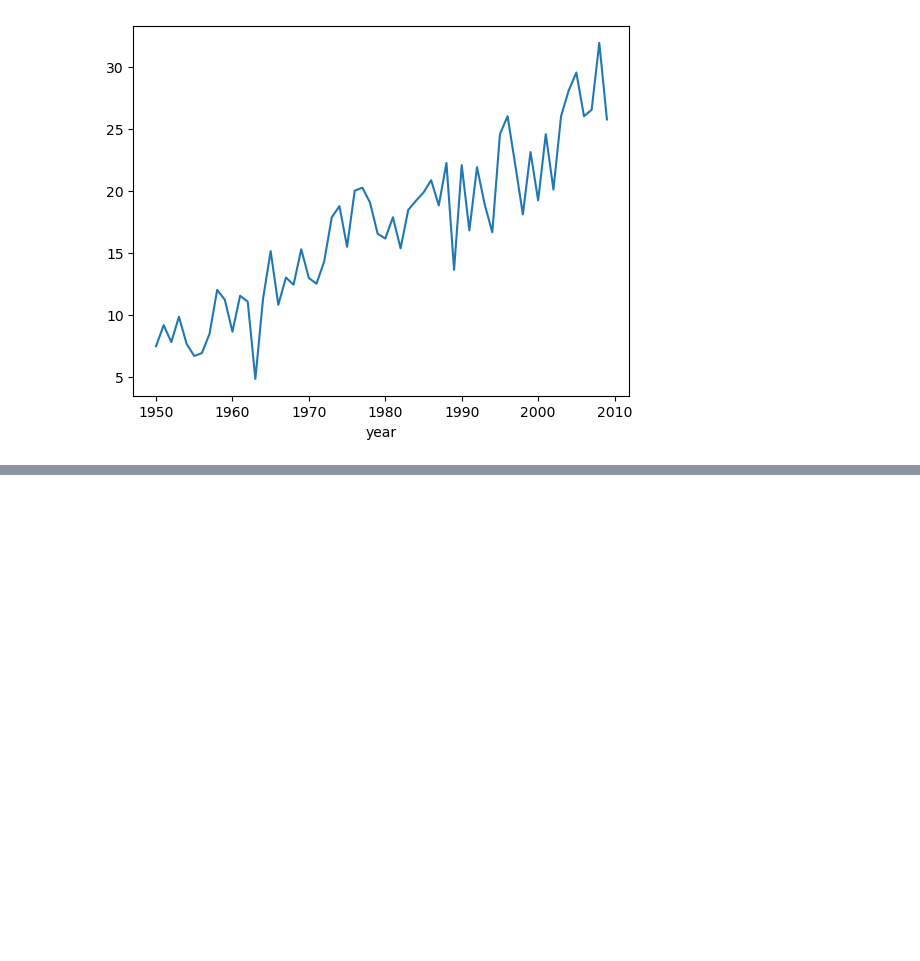
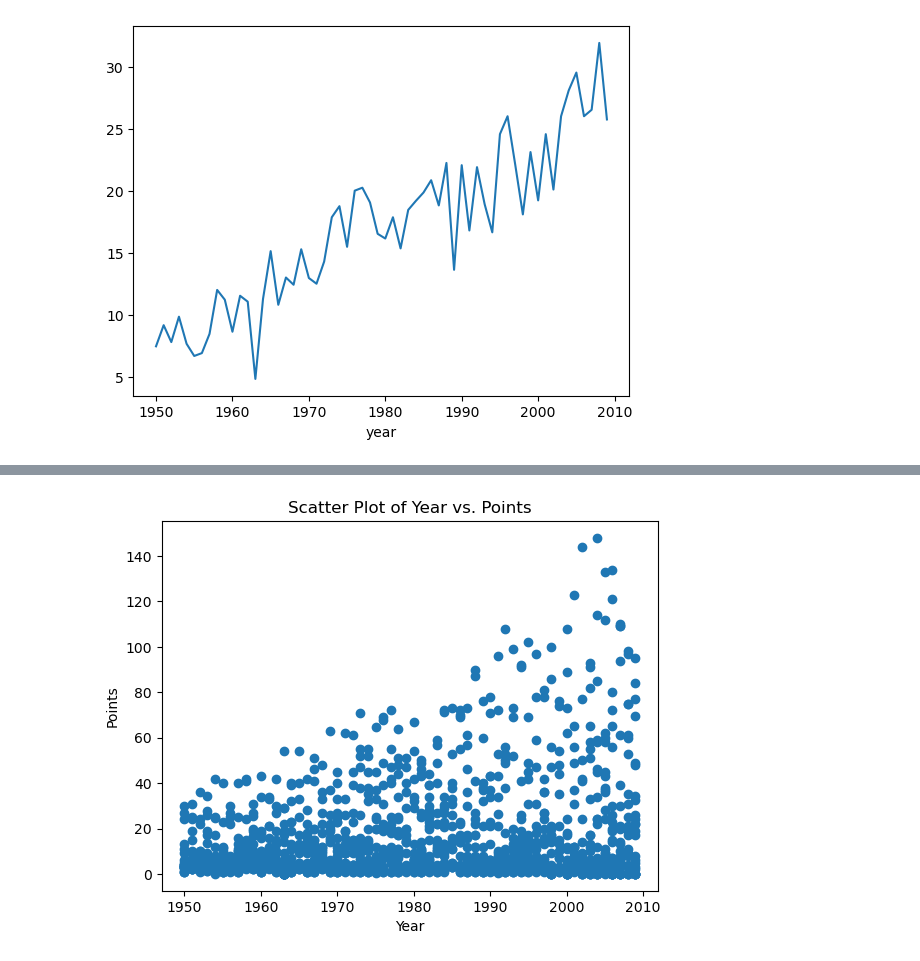
Before and after one commit to victorjgg14/f1-analisis, a Jupyter notebook: code/EDA.ipynb, the cells around one changed output, grey strips where cells are left out. Drawn from its saved outputs; the diff is of its cells as text; code cells hidden in the pictures; blank space fills up the shorter version.

```diff
--- a/code/EDA.ipynb
+++ b/code/EDA.ipynb
@@ -101,7 +101,7 @@ plt.show()
 # %% [output]
 [figure]
 # %%
-df1_old = df1[df1.year < 2010]
+df1_old = df1[df1.year <= 2009]
 
 df(df1_old.groupby('year')['pts'].agg('mean'))
 # %% [output]
@@ -155,0 +155,8 @@ df1_new.groupby('year')['pts'].agg('mean').plot();
+# %%
+plt.scatter(df1_old['year'], df1_old['pts'])
+plt.title('Scatter Plot of Year vs. Points')
+plt.xlabel('Year')
+plt.ylabel('Points')
+plt.show()
+# %% [output]
+[figure, added]
```
Also changed, not shown: parts of 9 cells of this notebook.
